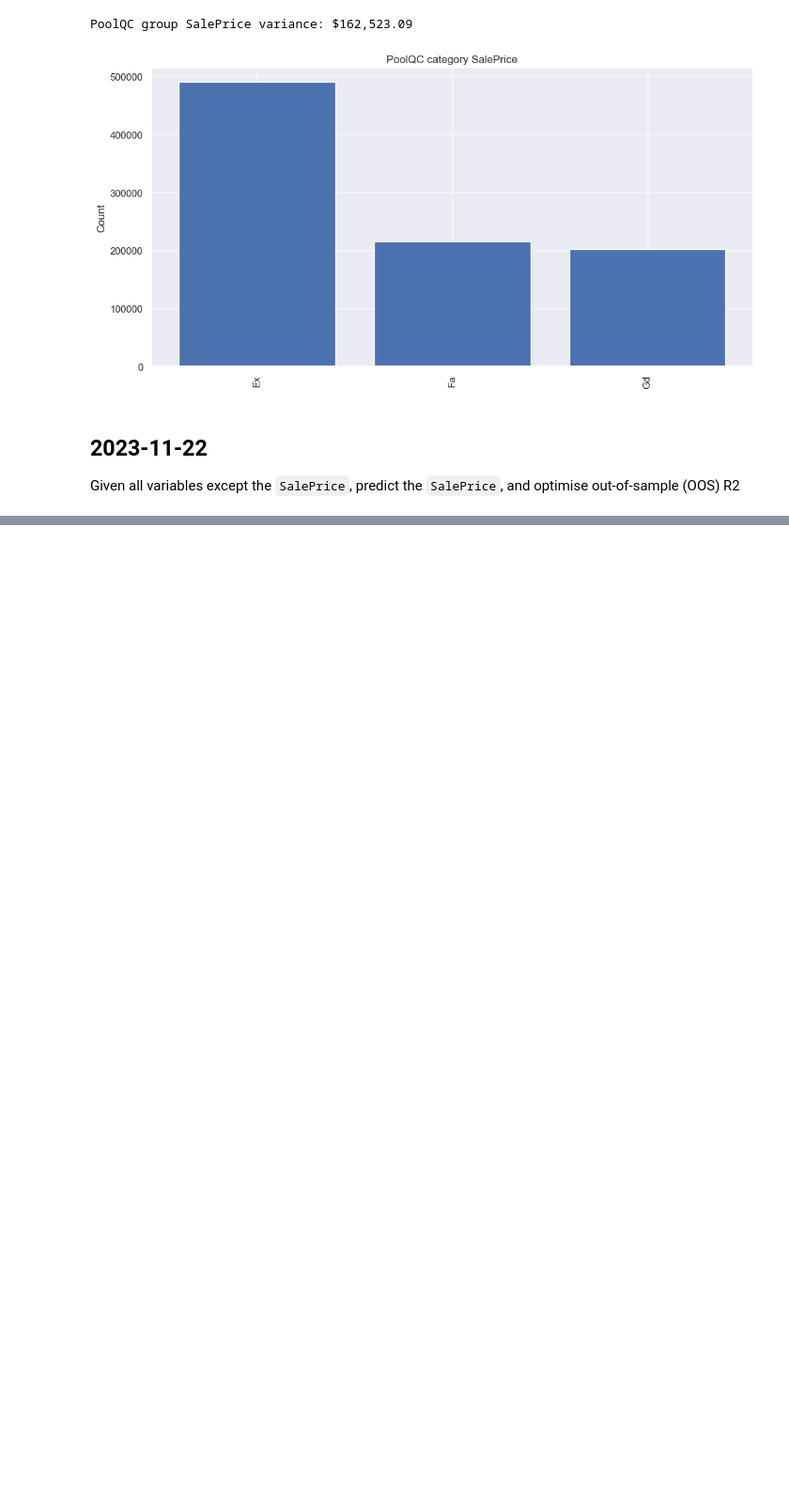
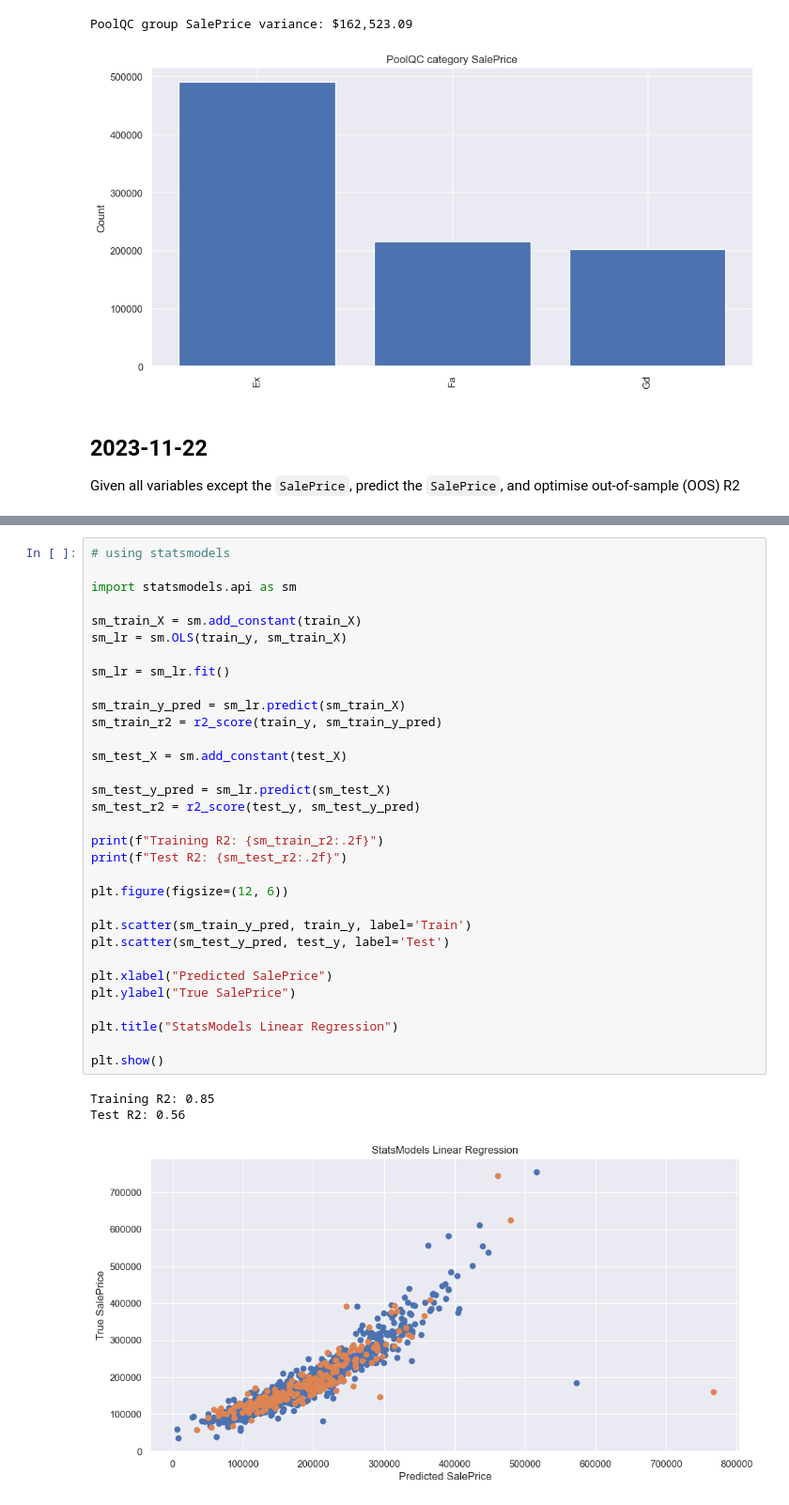
Before and after one commit to VivekPa/MLHouse, a Jupyter notebook: EDA_vivek.ipynb, the cells around one changed output, grey strips where cells are left out. Shown at 94% size. Cells and saved outputs as stored; diff of their text form; blank space fills up the shorter version.

```diff
--- a/EDA_vivek.ipynb
+++ b/EDA_vivek.ipynb
@@ -233,0 +281,36 @@ Given all variables except the `SalePrice`, predict the `SalePrice`, and optimis
+# %%
+# using statsmodels
+
+import statsmodels.api as sm
+
+sm_train_X = sm.add_constant(train_X)
+sm_lr = sm.OLS(train_y, sm_train_X)
+
+sm_lr = sm_lr.fit()
+
+sm_train_y_pred = sm_lr.predict(sm_train_X)
+sm_train_r2 = r2_score(train_y, sm_train_y_pred)
+
+sm_test_X = sm.add_constant(test_X)
+
+sm_test_y_pred = sm_lr.predict(sm_test_X)
+sm_test_r2 = r2_score(test_y, sm_test_y_pred)
+
+print(f"Training R2: {sm_train_r2:.2f}")
+print(f"Test R2: {sm_test_r2:.2f}")
+
+plt.figure(figsize=(12, 6))
+
+plt.scatter(sm_train_y_pred, train_y, label='Train')
+plt.scatter(sm_test_y_pred, test_y, label='Test')
+
+plt.xlabel("Predicted SalePrice")
+plt.ylabel("True SalePrice")
+
+plt.title("StatsModels Linear Regression")
+
+plt.show()
+# %% [output]
+Training R2: 0.85
+Test R2: 0.56
+[figure, added]
```
Also changed, not shown: parts of 2 cells of this notebook.
